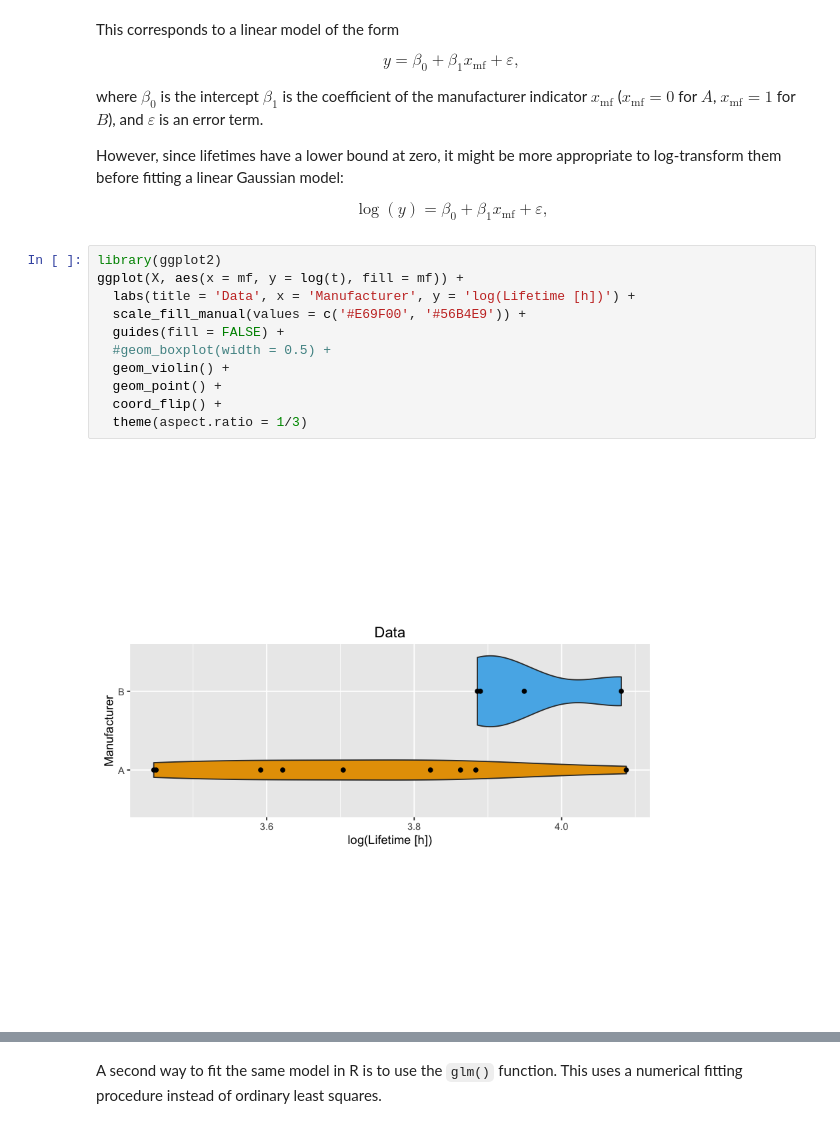
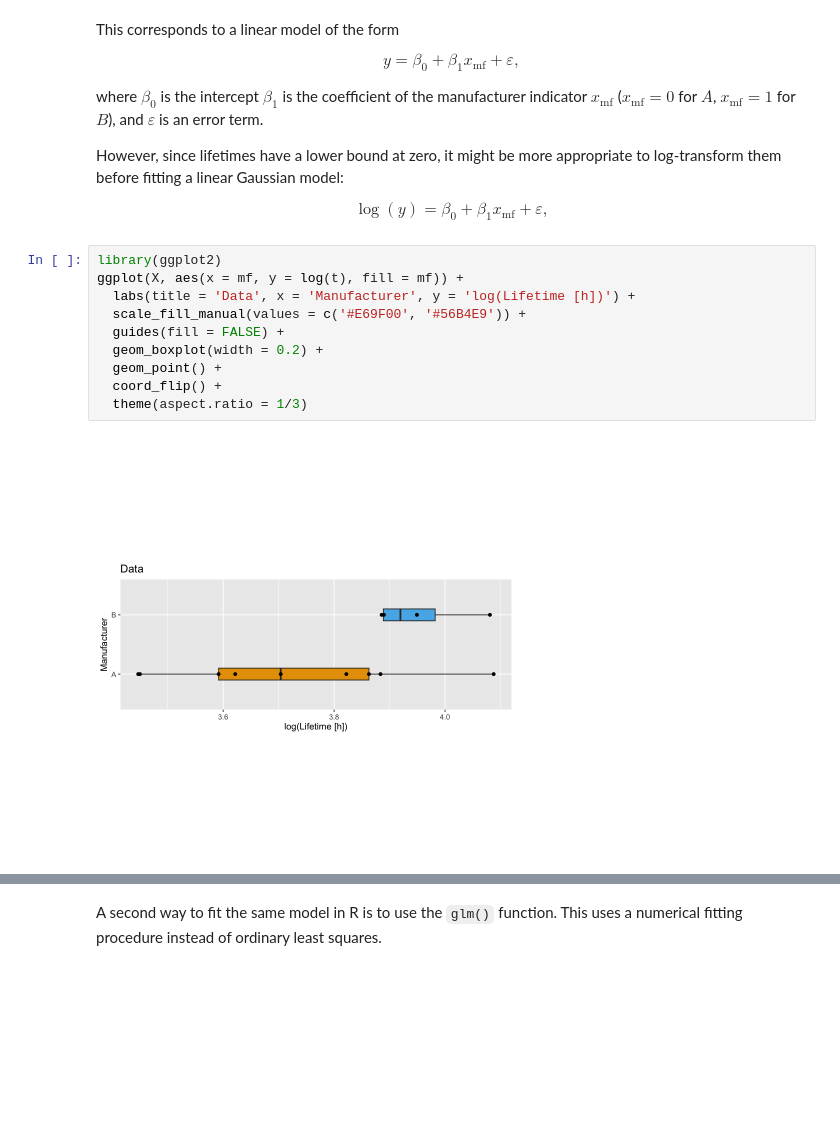
Before and after one commit to chmathys/bayesian-inference-example, a Jupyter notebook: Bayesian Inference Example.ipynb, the cells around one changed output, grey strips where cells are left out. Cells and saved outputs as stored; diff of their text form; blank space fills up the shorter version.

```diff
--- a/Bayesian Inference Example.ipynb
+++ b/Bayesian Inference Example.ipynb
@@ -119,16 +121,15 @@ $$ \log(y) = \beta_0 + \beta_1 x_{\mathrm{mf}} + \varepsilon, $$
 # %%
 library(ggplot2)
 ggplot(X, aes(x = mf, y = log(t), fill = mf)) +
   labs(title = 'Data', x = 'Manufacturer', y = 'log(Lifetime [h])') +
   scale_fill_manual(values = c('#E69F00', '#56B4E9')) +
   guides(fill = FALSE) +
-  #geom_boxplot(width = 0.5) +
-  geom_violin() +
+  geom_boxplot(width = 0.2) +
   geom_point() +
   coord_flip() +
   theme(aspect.ratio = 1/3)
 # %% [output]
-[figure, old version]
+[figure, new version]
 # %%
 ols2 <- lm(log(t) ~ mf, data = X)
 summary(ols2)
```
Also changed, not shown: parts of 32 cells of this notebook, 1 other file.
